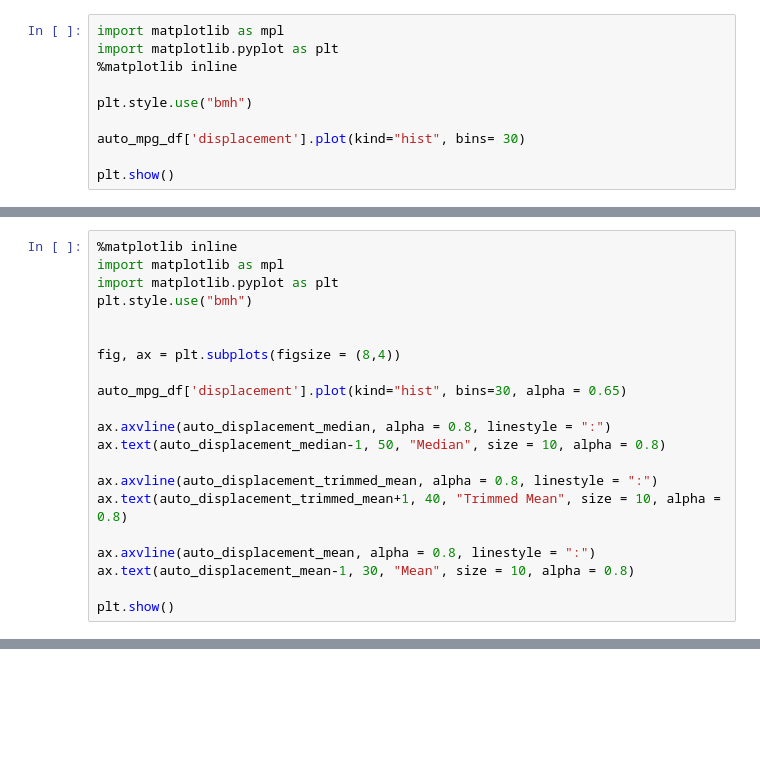
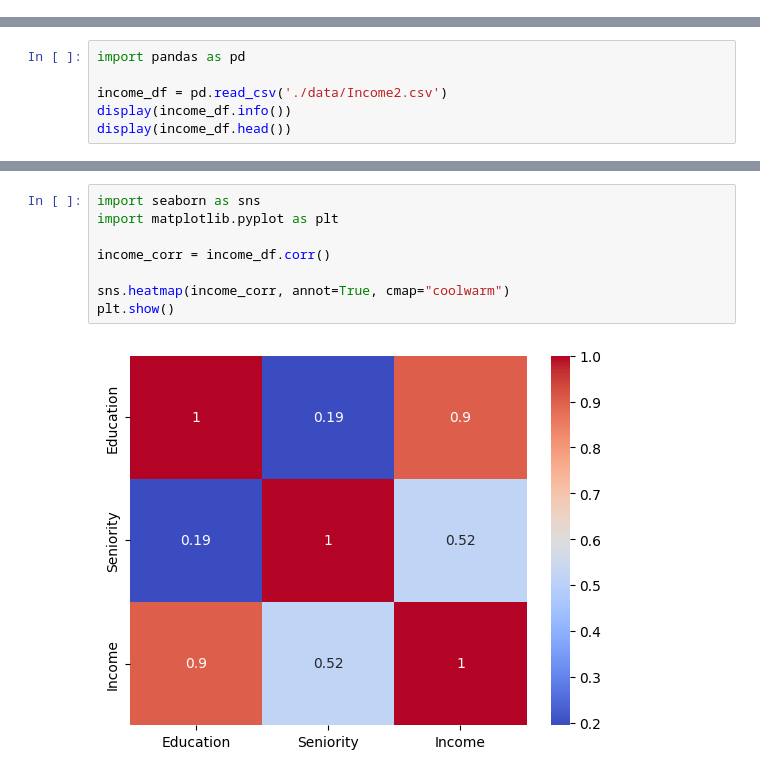
Before and after one commit to IT4063C-Fall22/Sandbox, a Jupyter notebook: sandbox.ipynb, the cells around one changed output, grey strips where cells are left out. Saved outputs shown, nothing was run; the diff lists cells and outputs as text; blank space fills up the shorter version.

```diff
--- a/sandbox.ipynb
+++ b/sandbox.ipynb
@@ -255,10 +0,0 @@ mean is 193.44736842105263, trimmed mean is 182.67445482866043, median is 146.0
-# %%
-import matplotlib as mpl
-import matplotlib.pyplot as plt
-%matplotlib inline
-
-plt.style.use("bmh")
-
-auto_mpg_df['displacement'].plot(kind="hist", bins= 30)
-
-plt.show()
@@ -267,21 +0,0 @@ plt.show()
-# %%
-%matplotlib inline
-import matplotlib as mpl
-import matplotlib.pyplot as plt
-plt.style.use("bmh")
-
-
-fig, ax = plt.subplots(figsize = (8,4))
-
-auto_mpg_df['displacement'].plot(kind="hist", bins=30, alpha = 0.65)
-
-ax.axvline(auto_displacement_median, alpha = 0.8, linestyle = ":")
-ax.text(auto_displacement_median-1, 50, "Median", size = 10, alpha = 0.8)
-
-ax.axvline(auto_displacement_trimmed_mean, alpha = 0.8, linestyle = ":")
-ax.text(auto_displacement_trimmed_mean+1, 40, "Trimmed Mean", size = 10, alpha = 0.8)
-
-ax.axvline(auto_displacement_mean, alpha = 0.8, linestyle = ":")
-ax.text(auto_displacement_mean-1, 30, "Mean", size = 10, alpha = 0.8)
-
-plt.show()
@@ -597,0 +3,6 @@ array([[<AxesSubplot: xlabel='mpg', ylabel='mpg'>,
+# %%
+import pandas as pd
+
+income_df = pd.read_csv('./data/Income2.csv')
+display(income_df.info())
+display(income_df.head())
@@ -597,0 +27,10 @@ array([[<AxesSubplot: xlabel='mpg', ylabel='mpg'>,
+# %%
+import seaborn as sns
+import matplotlib.pyplot as plt
+
+income_corr = income_df.corr()
+
+sns.heatmap(income_corr, annot=True, cmap="coolwarm")
+plt.show()
+# %% [output]
+[figure, added]
```
Also changed, not shown: parts of 99 cells of this notebook, 8 other files.
